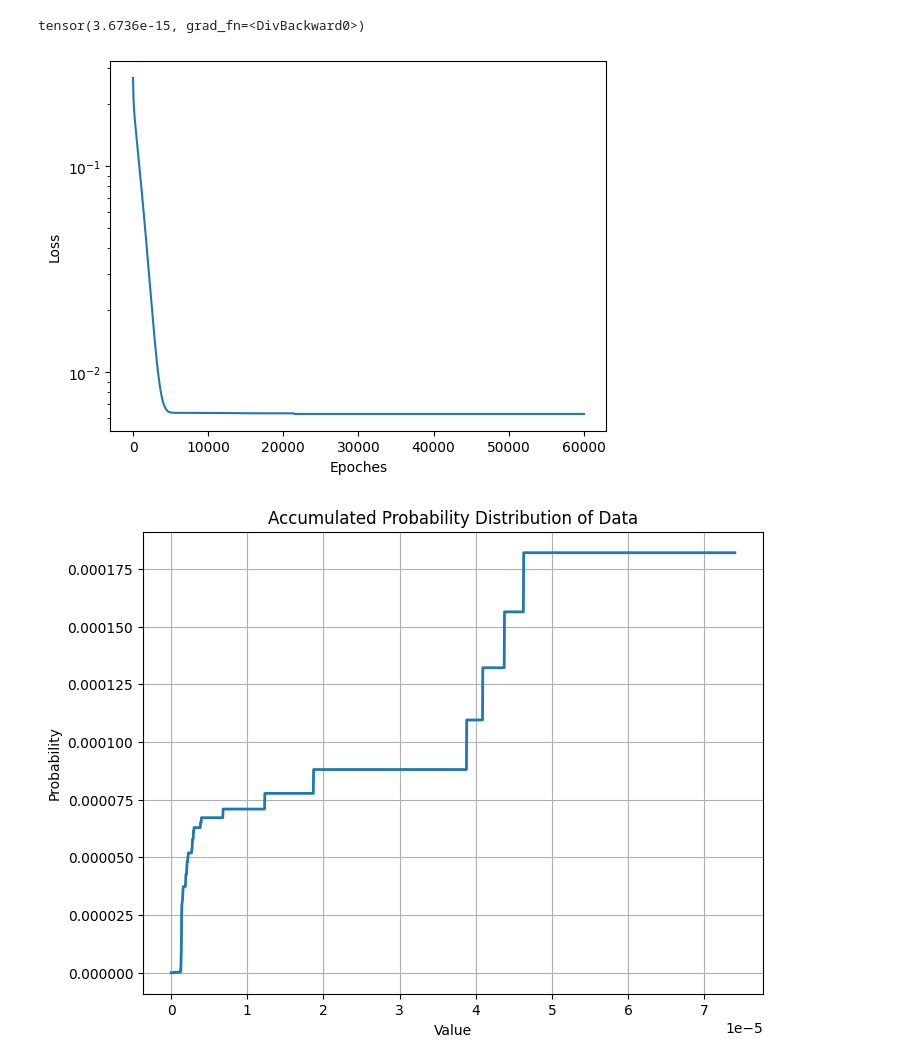
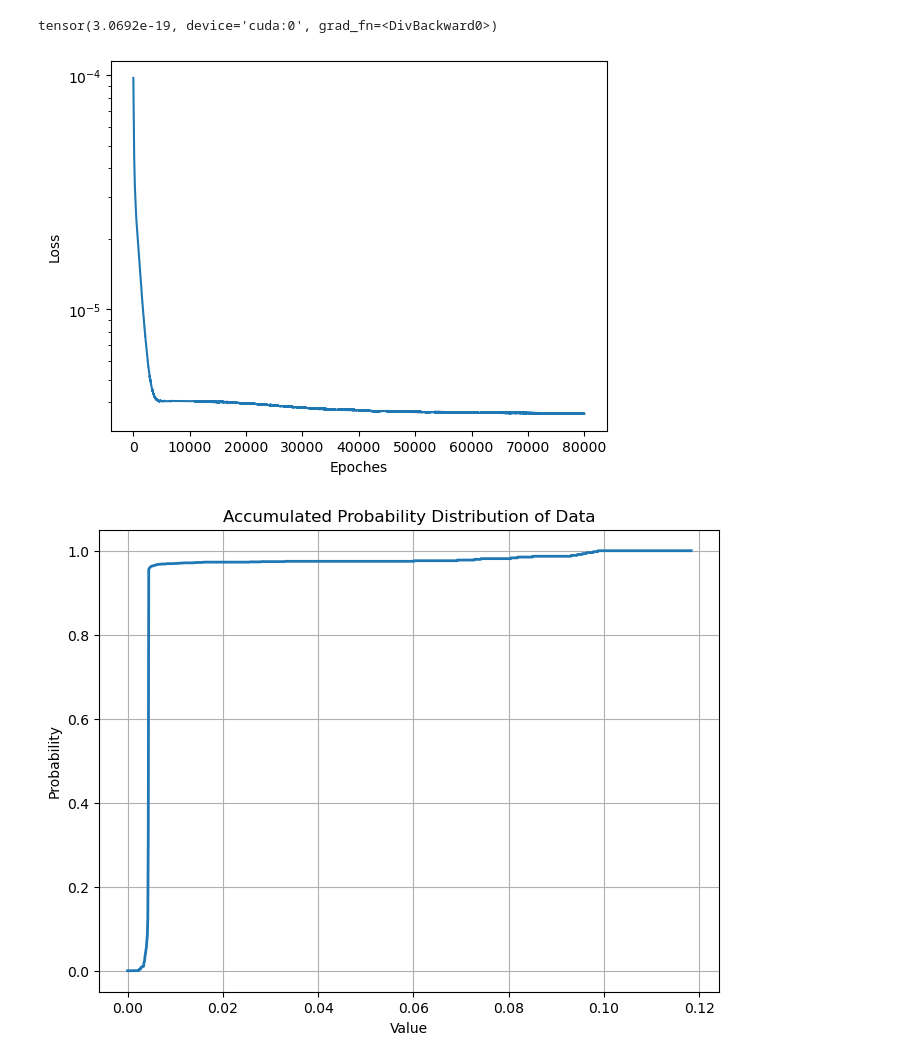
Before and after one commit to bizhili/Topology_Learning_Epis, a Jupyter notebook: test_multi_cities_no_att_real.ipynb, the cells around one changed output. Cells and saved outputs as stored; diff of their text form; code cells hidden in the pictures.

```diff
--- a/test_multi_cities_no_att_real.ipynb
+++ b/test_multi_cities_no_att_real.ipynb
@@ -38,36 +38,38 @@ paras.modelLoad= "AA"
 paras.epoches= 20000
 paras.strains = 1
 
-Epi= "sars_" # sars, covid, H1N1
+Epi= "covid_" # Sars, Covid, H1N1
 # Epi= "" # sars, covid, H1N1
 
 # Read the CSV file into a NumPy array
-epiOData = np.genfromtxt(f'testData/{Epi}test_data.csv', delimiter=',', skip_header=0)[:, -10:]
-popData = np.genfromtxt(f'testData/{Epi}test_pop.csv', delimiter=',', skip_header=0)[-10:]
-popIdxData = np.genfromtxt(f'testData/{Epi}test_pop_inx.csv', delimiter=',', skip_header=0)[-10:]
+epiOData = np.genfromtxt(f'testData/{Epi}test_data.csv', delimiter=',', skip_header=0)
+popData = np.genfromtxt(f'testData/{Epi}test_pop.csv', delimiter=',', skip_header=0)
+popIdxData = np.genfromtxt(f'testData/{Epi}test_pop_inx.csv', delimiter=',', skip_header=0)
 file_path = 'testData/Country_Population_final.csv'
 data = pd.read_csv(file_path)
 popName= data["Country"].tolist()
+popIdxAll= data["idx"]
 curPopName= [popName[int(i)] for i in popIdxData.tolist()]
 # print(curPopName)
 scaling= popData[np.argmax(popData)]/popData
 print(scaling.shape)
 print(epiOData.shape)
 epiOData= epiOData*scaling[None, :]
-epiData= epiOData.copy()/popData[np.argmax(popData)]#/popData[None, :]
+# epiData= epiOData.copy()/popData[None, :]#[np.argmax(popData)]
+epiData= epiOData.copy()/popData[np.argmax(popData)]
 epiData[1:, :]= epiData[1:, :]- epiData[:-1, :]
 epiData[epiData<0]= 0
 epiData= epiData.T
 
 
-# epiData= np.stack([epiData[:, 0:60], epiData[:, 60:120], epiData[:, 120: 180]], axis= 1)
+# epiData= np.stack([epiData[:, 0:60], epiData[:, 60:60*2], epiData[:, 60*2: 60*3]], axis= 1)
 # print(epiData.shape)
 epiData= epiData[:, None, :]
 # print(epiData.shape)
-divide= torch.Tensor(epiData, device= device)*1e3
-# print(divide.shape)
+divide= torch.Tensor(epiData).to(device)
+print(divide.shape)
 paras.n= divide.shape[0]
-P= torch.Tensor(popData, device= device)
+P= torch.Tensor(popData).to(device)
 # print(epiOData.shape)
 # print(popData.shape)
 # print(popIdxData.shape)
@@ -156,14 +164,17 @@ PreZs= []
 evaluateMeth= [evaluate.spectral_similarity, evaluate.pearson_correlation, evaluate.jaccard_similarity,evaluate.ROC_AUC, evaluate.PR_AUC]
 
 
-for j in tqdm(range(paras.epoches)):
+for j in tqdm(range(paras.epoches*4)):
     optimizer1.zero_grad()
     optimizer2.zero_grad()
     optimizer3.zero_grad()
-    inferZmat= myMatch(divide, paras.modelLoad)*0.2
+    inferZmat= myMatch(divide, paras.modelLoad)/10
     predSignal, signal, PreZ= myEpi(divide, inferZmat)
-    loss= myloss(predSignal[:, :, 0:-1], signal[:, :, 1:])*10+ torch.var(myEpi.taus, dim= 0).sum()/1e1\
-        + torch.var(myEpi.R0dTaus, dim= 0).sum()/1e1
+    normPre=torch.norm(predSignal, dim= 2)
+    normTrue=torch.norm(signal, dim= 2)
+    cosSim= torch.sum(torch.sum(predSignal*signal, dim= 2)/(normPre*normTrue+1e-8))
+    loss= myloss(predSignal[:, :, 0:-1],signal[:, :, 1:])*1e4  \
+    + torch.var(myEpi.taus, dim= 0).sum() + torch.var(myEpi.R0dTaus, dim= 0).sum()/1e3
     if torch.isnan(loss).any():
         utils.log_print(printFlag, f"meet nan value at {j}")#
         break
@@ -175,35 +186,35 @@ for j in tqdm(range(paras.epoches)):
 # %%
 print(torch.var(myEpi.taus, dim= 0).sum()/1e7)
 if plotFlag==1:
-    plt.plot(losses[:])
+    plt.plot(losses)
     plt.yscale("log")
     plt.ylabel("Loss")
     plt.xlabel("Epoches")
 # %% [output]
-tensor(3.6736e-15, grad_fn=<DivBackward0>)
+tensor(3.0692e-19, device='cuda:0', grad_fn=<DivBackward0>)
-[figure, old version]
+[figure, new version]
 # %%
 inferZmatNp= inferZmat.cpu().detach().numpy().squeeze()
 pxs= []
 pys= []
 # Compute histogram
-for i in range(2000):
-    px= i/1000/9000/3
+for i in range(1200):
+    px= i*(np.max(inferZmatNp)-np.min(inferZmatNp))/1000
     py= np.sum(inferZmatNp[inferZmatNp<px])/np.sum(inferZmatNp)
     pxs.append(px)
     pys.append(py)
     pass
 
 # Plot the histogram as a probability distribution
 plt.figure(figsize=(8, 6))
 plt.plot(pxs, pys, linestyle='-', linewidth=2)
 plt.xlabel('Value')
 plt.ylabel('Probability')
 plt.title('Accumulated Probability Distribution of Data')
 plt.grid(True)
 plt.show()
 # %% [output]
-[figure, old version]
+[figure, new version]
 # %%
 printFlag= 1
 # #save: A, preA, losses, taus, pretaus, R0s, preR0s, [errors]
```
Also changed, not shown: parts of 11 cells of this notebook.
